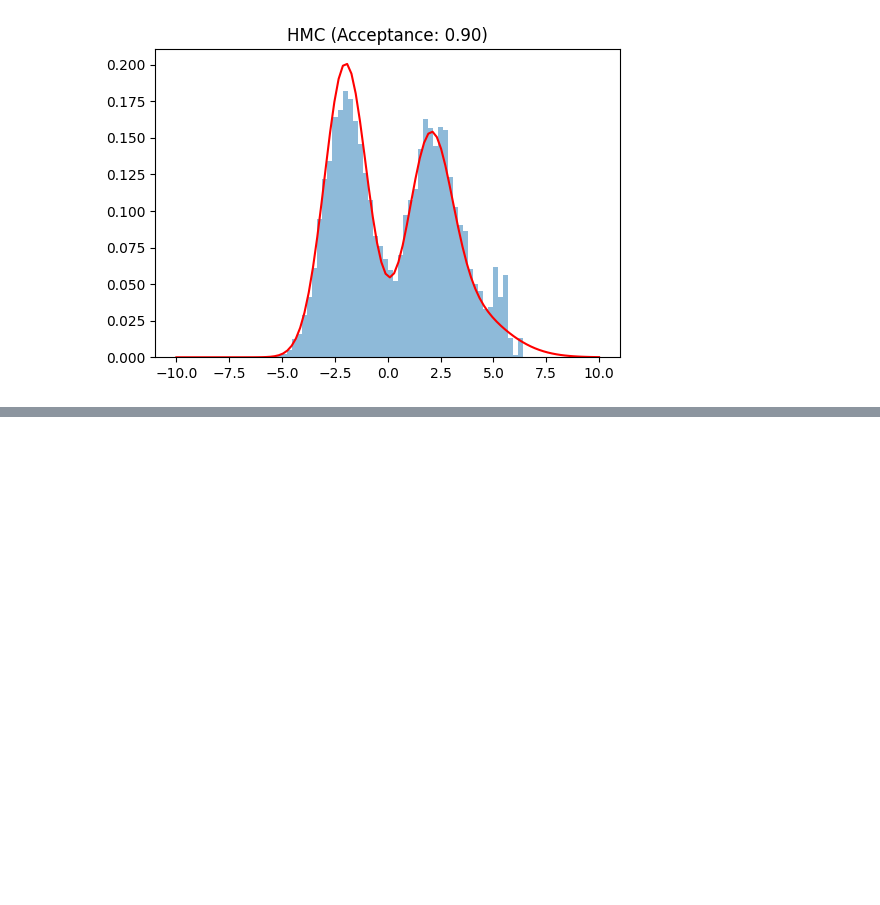
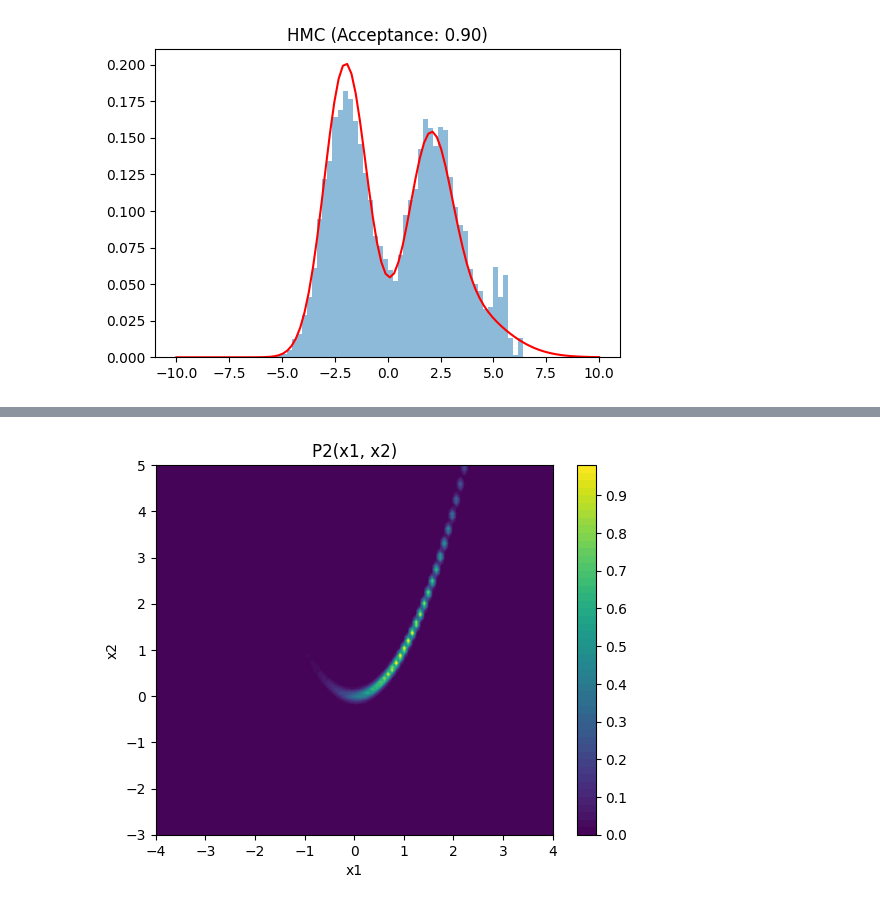
Before and after one commit to AlikMon88/Gibbs-Diff, a Jupyter notebook: unit_main.ipynb, the cells around one changed output, grey strips where cells are left out. Saved outputs shown, nothing was run; the diff lists cells and outputs as text; code cells hidden in the pictures; blank space fills up the shorter version.

```diff
--- a/unit_main.ipynb
+++ b/unit_main.ipynb
@@ -249,0 +258,17 @@ Text(0.5, 1.0, 'HMC (Acceptance: 0.90)')
+# %%
+def rosenbrock(x1, x2):
+    return 100*(x2 - x1**2)**2 + (1 - x1)**2
+
+x1 = np.linspace(-4, 4, 100)
+x2 = np.linspace(-3, 5, 100) ## shifted towards right
+X1, X2 = np.meshgrid(x1, x2)
+Z = np.exp(-rosenbrock(X1, X2))
+
+plt.contourf(X1, X2, Z, levels=50, cmap='viridis')
+plt.xlabel('x1')
+plt.ylabel('x2')
+plt.title('P2(x1, x2)')
+plt.colorbar()
+plt.show()
+# %% [output]
+[figure, added]
```
Also changed, not shown: parts of 9 cells of this notebook.
